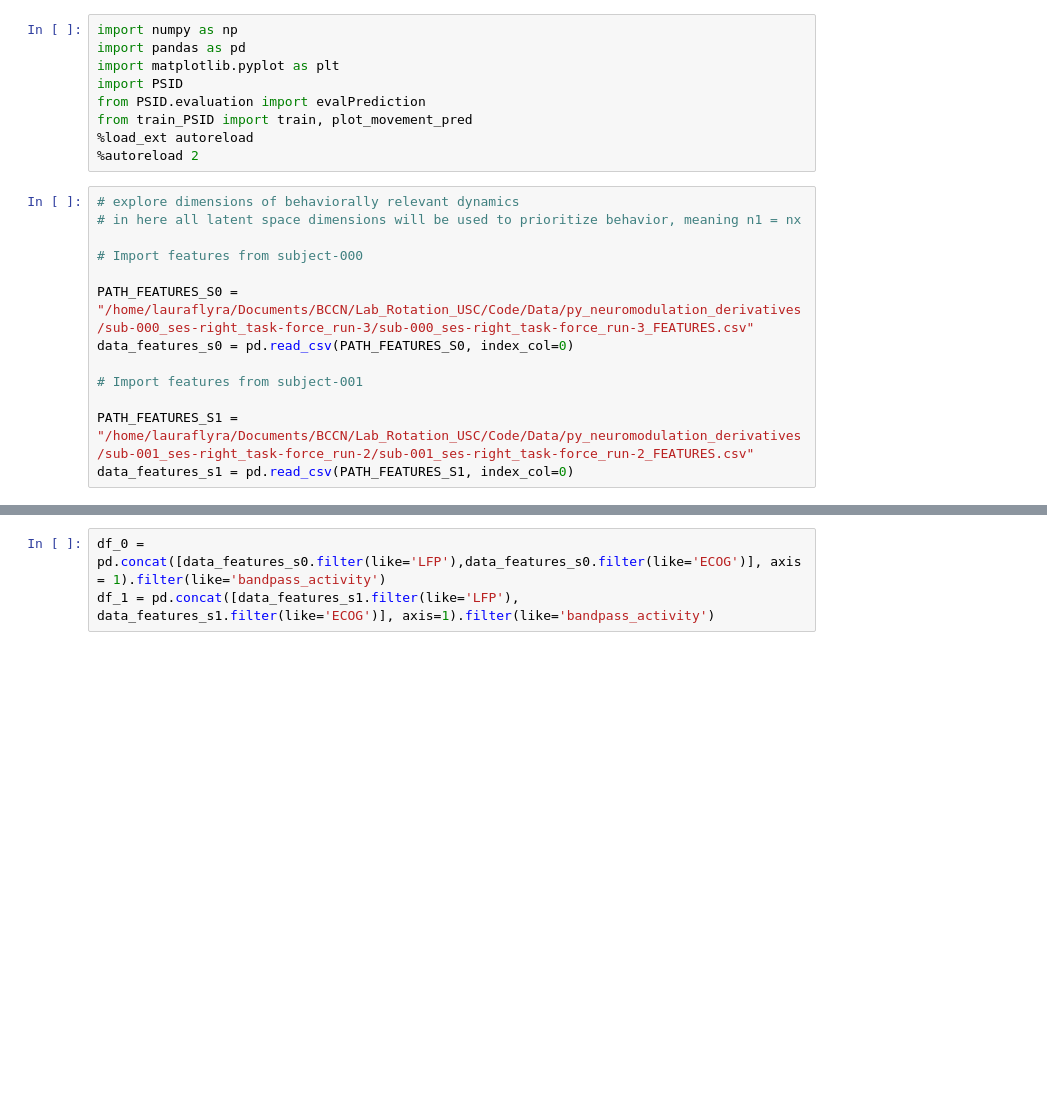
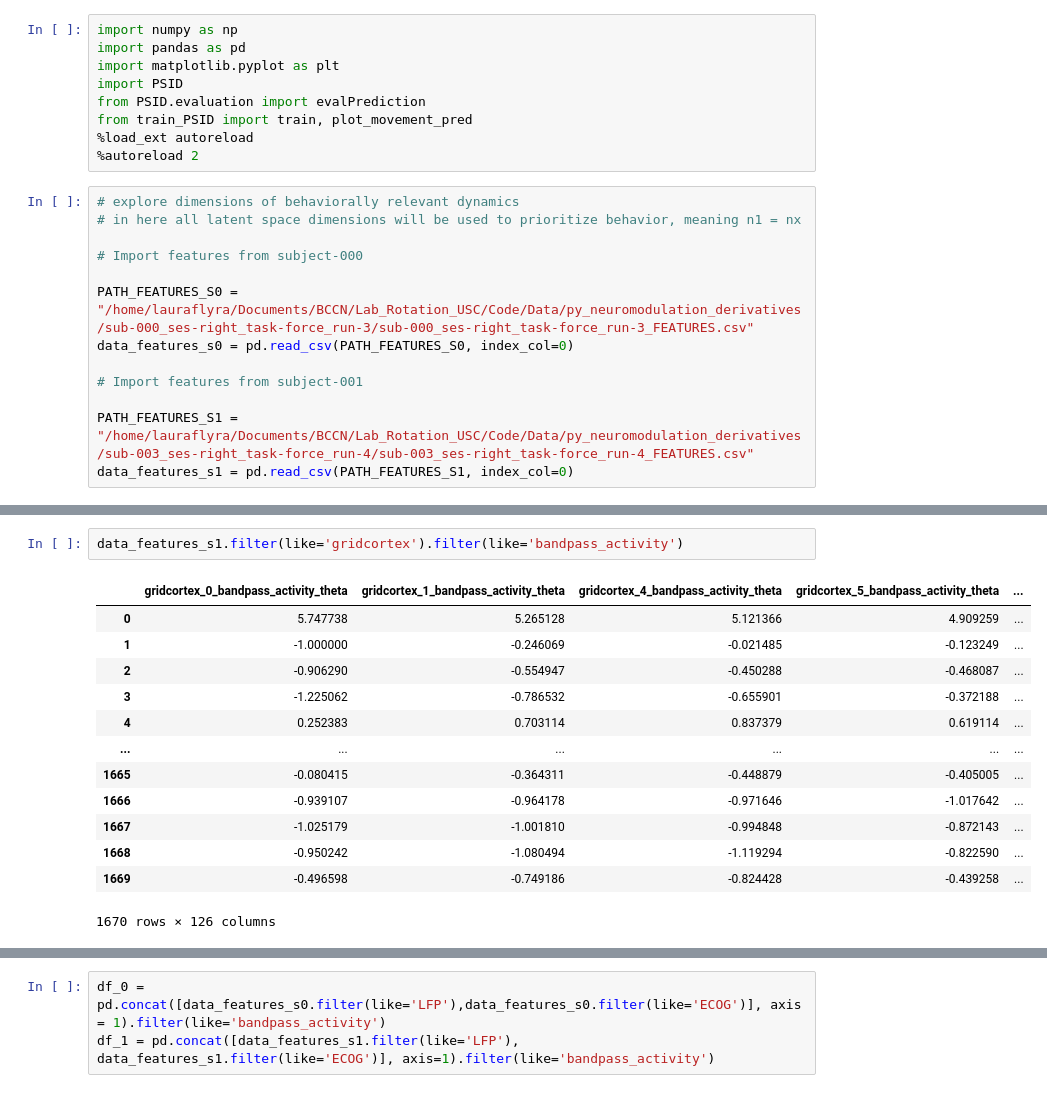
Before and after one commit to lauraflyra/BehaviorallyRelevantNeuralDynamicsWithPSID, a Jupyter notebook: src/explore_across_subject_decoding.ipynb, the cells around one changed output, grey strips where cells are left out. Cells and saved outputs as stored; diff of their text form; blank space fills up the shorter version.

```diff
--- a/src/explore_across_subject_decoding.ipynb
+++ b/src/explore_across_subject_decoding.ipynb
@@ -18,6 +18,6 @@ data_features_s0 = pd.read_csv(PATH_FEATURES_S0, index_col=0)
 
 # Import features from subject-001
 
-PATH_FEATURES_S1 = "/home/lauraflyra/Documents/BCCN/Lab_Rotation_USC/Code/Data/py_neuromodulation_derivatives/sub-001_ses-right_task-force_run-2/sub-001_ses-right_task-force_run-2_FEATURES.csv"
+PATH_FEATURES_S1 = "/home/lauraflyra/Documents/BCCN/Lab_Rotation_USC/Code/Data/py_neuromodulation_derivatives/sub-003_ses-right_task-force_run-4/sub-003_ses-right_task-force_run-4_FEATURES.csv"
 data_features_s1 = pd.read_csv(PATH_FEATURES_S1, index_col=0)
 # %%
@@ -37,2 +54,18 @@ Behavior decoding r2:
+# %%
+data_features_s1.filter(like='gridcortex').filter(like='bandpass_activity')
+# %% [output]
+|  | gridcortex_0_bandpass_activity_theta | gridcortex_1_bandpass_activity_theta | gridcortex_4_bandpass_activity_theta | gridcortex_5_bandpass_activity_theta | ... |
+| 0 | 5.747738 | 5.265128 | 5.121366 | 4.909259 | ... |
+| 1 | -1.000000 | -0.246069 | -0.021485 | -0.123249 | ... |
+| 2 | -0.906290 | -0.554947 | -0.450288 | -0.468087 | ... |
+| 3 | -1.225062 | -0.786532 | -0.655901 | -0.372188 | ... |
+| 4 | 0.252383 | 0.703114 | 0.837379 | 0.619114 | ... |
+| ... | ... | ... | ... | ... | ... |
+| 1665 | -0.080415 | -0.364311 | -0.448879 | -0.405005 | ... |
+| 1666 | -0.939107 | -0.964178 | -0.971646 | -1.017642 | ... |
+| 1667 | -1.025179 | -1.001810 | -0.994848 | -0.872143 | ... |
+| 1668 | -0.950242 | -1.080494 | -1.119294 | -0.822590 | ... |
+| 1669 | -0.496598 | -0.749186 | -0.824428 | -0.439258 | ... |
+1670 rows × 126 columns
 # %%
 idSys_s0 = train(feature_s0, behavior_s0, 10,10,10, train_whole_data=True)
```
Also changed, not shown: parts of 5 cells of this notebook.
